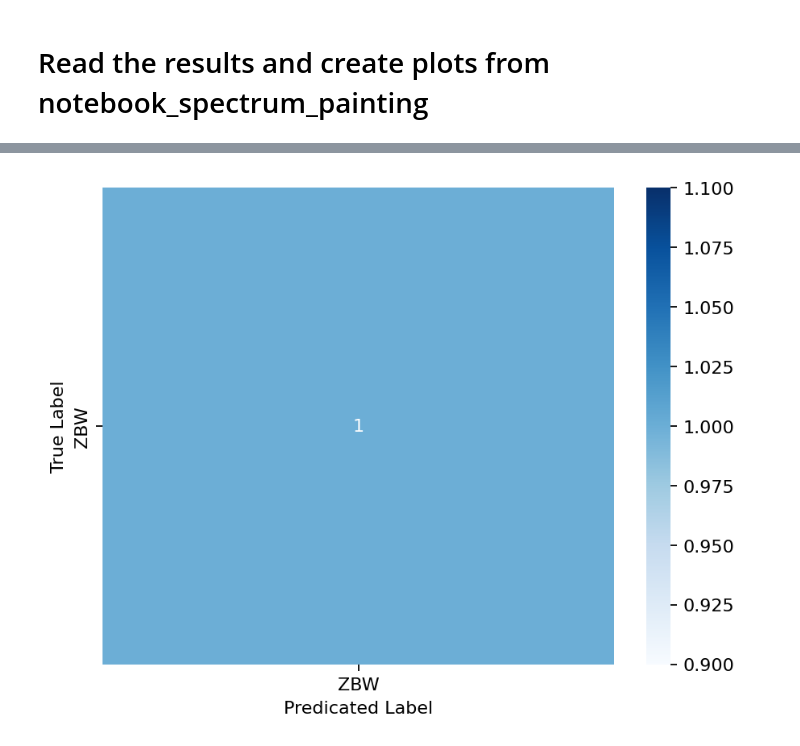
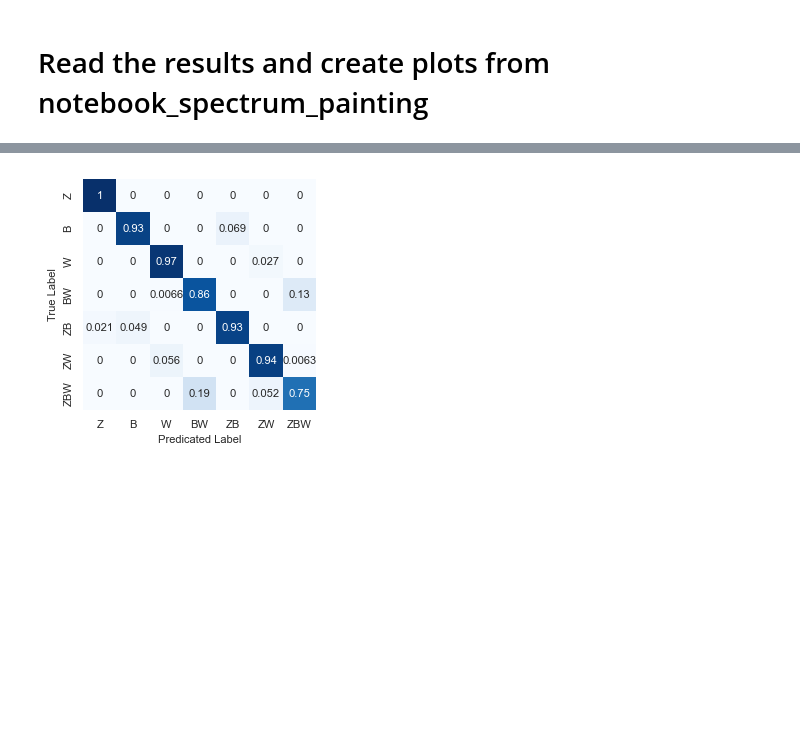
Before and after one commit to sds100/TinyMLSpectrumSensing, a Jupyter notebook: training/notebook_paper_plotting.ipynb, the cells around one changed output, grey strips where cells are left out. Drawn from its saved outputs; the diff is of its cells as text; code cells hidden in the pictures; blank space fills up the shorter version.

Commit message:
plot confusion matrices for all SNRs

```diff
--- a/training/notebook_paper_plotting.ipynb
+++ b/training/notebook_paper_plotting.ipynb
@@ -12,7 +14,7 @@ from training.result import Result
 from training.spectrum_painting import augment_spectrogram, downsample_spectrogram, paint_spectrogram
 # %%
 classes = ["ZBW"]
-snr = -15
+snr = 15
 
 spectrum_painting_options = sp_training.SpectrumPaintingTrainingOptions(
     downsample_resolution=64,
@@ -40,7 +42,7 @@ fig, axes = plt.subplots(nrows=1, ncols=2, figsize=(8, 4), constrained_layout=Tr
 
 def plot_spectrogram(spectrogram: npt.NDArray, index: int, name: str):
     plt.subplot(1, 2, index)
-    plt.pcolormesh(spectrogram)
+    plt.pcolormesh(spectrogram, cmap='viridis')
     plt.title(name)
     plt.xticks((0, spectrogram.shape[1]))
     plt.xticks()
@@ -74,7 +76,7 @@ fig, axes = plt.subplots(nrows=1, ncols=3, figsize=(4, 4), constrained_layout=Tr
 
 def plot_spectrogram(spectrogram: npt.NDArray, index: int, name: str):
     plt.subplot(1, 3, index)
-    plt.pcolormesh(spectrogram)
+    plt.pcolormesh(spectrogram, cmap='viridis')
     plt.title(name)
     plt.xticks((0, spectrogram.shape[1]))
     plt.xticks()
@@ -96,13 +98,13 @@ fig.supylabel("Time bins")
 plt.show()
 
 plt.figure(figsize=(1, 4))
-plt.pcolormesh(augmented)
+plt.pcolormesh(augmented, cmap='viridis')
 plt.axis("off")
 plt.yticks(None)
 plt.show()
 
 plt.figure(figsize=(1, 4))
-plt.pcolormesh(painted)
+plt.pcolormesh(painted, cmap='viridis')
 plt.axis("off")
 plt.yticks(None)
 plt.show()
@@ -115,5 +117,5 @@ plt.show()
 # %%
-snr_list = [-15, -10, -5, 0, 5, 10, 20, 30]
+snr_list = [-100, -15, -10, -5, 0, 5, 10, 15, 20, 30]
 
 spectrogram = sp_data.load_spectrograms(data_dir="data/numpy",
                                         classes=["ZBW"],
@@ -122,12 +124,12 @@ spectrogram = sp_data.load_spectrograms(data_dir="data/numpy",
                                         window_length=256,
                                         nfft=64)
 
-fig, axes = plt.subplots(nrows=2, ncols=4, figsize=(4, 6), constrained_layout=True)
+fig, axes = plt.subplots(nrows=2, ncols=5, figsize=(4, 6), constrained_layout=True)
 
 
 def plot_spectrogram(spectrogram: npt.NDArray, index: int, name: str):
-    plt.subplot(2, 4, index)
-    plt.pcolormesh(spectrogram)
+    plt.subplot(2, 5, index)
+    plt.pcolormesh(spectrogram, cmap='viridis')
     plt.title(name)
     plt.xticks((0, spectrogram.shape[1]))
     plt.xticks()
@@ -147,22 +156,56 @@ for i, snr in enumerate(snr_list):
 # %%
-file_name = "results-20240616-183423.json"
-results: List[Result]
+confusion_matrix_snr = 15
+confusion_matrix_result: Result = list(filter(lambda r: r.snr == confusion_matrix_snr, results))[0]
 
-with open(f"output/{file_name}", "r") as f:
-    results = json.load(f)["results"]
-    results = [Result.from_dict(r) for r in results]
 
-confusion_matrix_result: Result = list(filter(lambda r: r.snr == 30, results))[0]
+def plot_confusion_matrix(y_predictions,
+                          y_test,
+                          label_names: List[str]):
+    cm = confusion_matrix(y_test, y_predictions)
+    cm = (cm.astype('float') / cm.sum(axis=1)[:, np.newaxis])
 
-sp_plot.plot_confusion_matrix(confusion_matrix_result.full_model_predictions,
-                              confusion_matrix_result.full_model_labels,
-                              confusion_matrix_result.label_names)
+    plt.figure(figsize=(3, 3))
+    plt.rcParams.update({'font.size': 8})
+    plot = seaborn.heatmap(cm, xticklabels=label_names, yticklabels=label_names, annot=True, cmap='Blues',cbar=False )
+    plot.get_figure()
+    plt.ylabel('True Label')
+    plt.xlabel('Predicated Label')
+    plt.show()
 
-sp_plot.plot_confusion_matrix(confusion_matrix_result.lite_model_predictions,
-                              confusion_matrix_result.lite_model_labels,
-                              confusion_matrix_result.label_names)
 
-sp_plot.plot_confusion_matrix(confusion_matrix_result.lite_model_no_quant_predictions,
-                              confusion_matrix_result.lite_model_no_quant_labels,
-                              confusion_matrix_result.label_names)
+def concat(lists: List) -> List:
+    output = []
+
+    for l in lists:
+        output.extend(l)
+
+    return output
+
+
+print("Full model")
+plot_confusion_matrix(concat(confusion_matrix_result.full_model_predictions),
+                      concat(confusion_matrix_result.full_model_labels),
+                      confusion_matrix_result.label_names)
+
+print("Lite model")
+plot_confusion_matrix(concat(confusion_matrix_result.lite_model_predictions),
+                      concat(confusion_matrix_result.lite_model_labels),
+                      confusion_matrix_result.label_names)
+
+print("Lite model (no quantization)")
+plot_confusion_matrix(concat(confusion_matrix_result.lite_model_no_quant_predictions),
+                      concat(confusion_matrix_result.lite_model_no_quant_labels),
+                      confusion_matrix_result.label_names)
+
+for (i, result) in enumerate(results):
+    snr = result.snr
+    print(f"SNR {snr}")
+
+    y_test = concat(result.lite_model_labels)
+    predictions = concat(result.lite_model_predictions)
+
+    avg_accuracy = np.mean(np.array(y_test) == np.array(predictions))
+    print(f"Accuracy = {avg_accuracy}")
+
+    plot_confusion_matrix(predictions, y_test, result.label_names)
 # %% [output]
@@ -169 +213 @@ sp_plot.plot_confusion_matrix(confusion_matrix_result.lite_model_no_quant_predic
-[figure, old version]
+[figure, new version]
```
Also changed, not shown: parts of 5 cells of this notebook, 8 other files.
